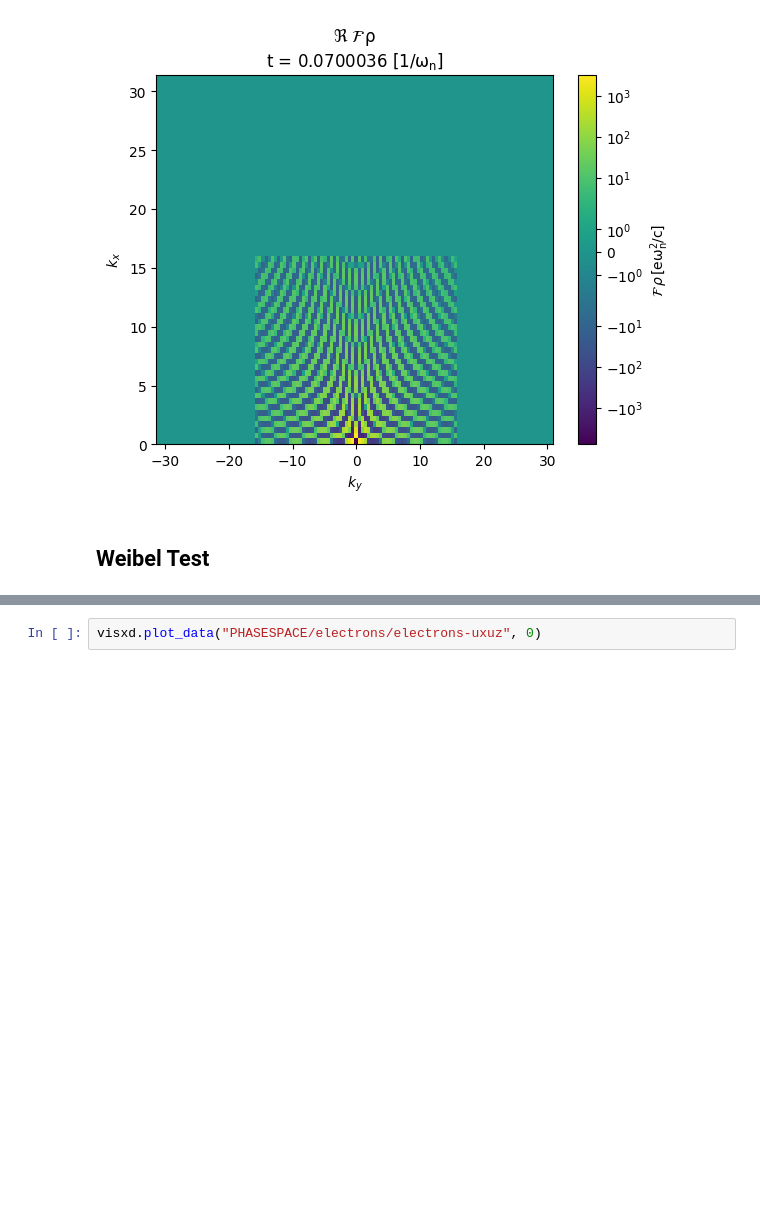
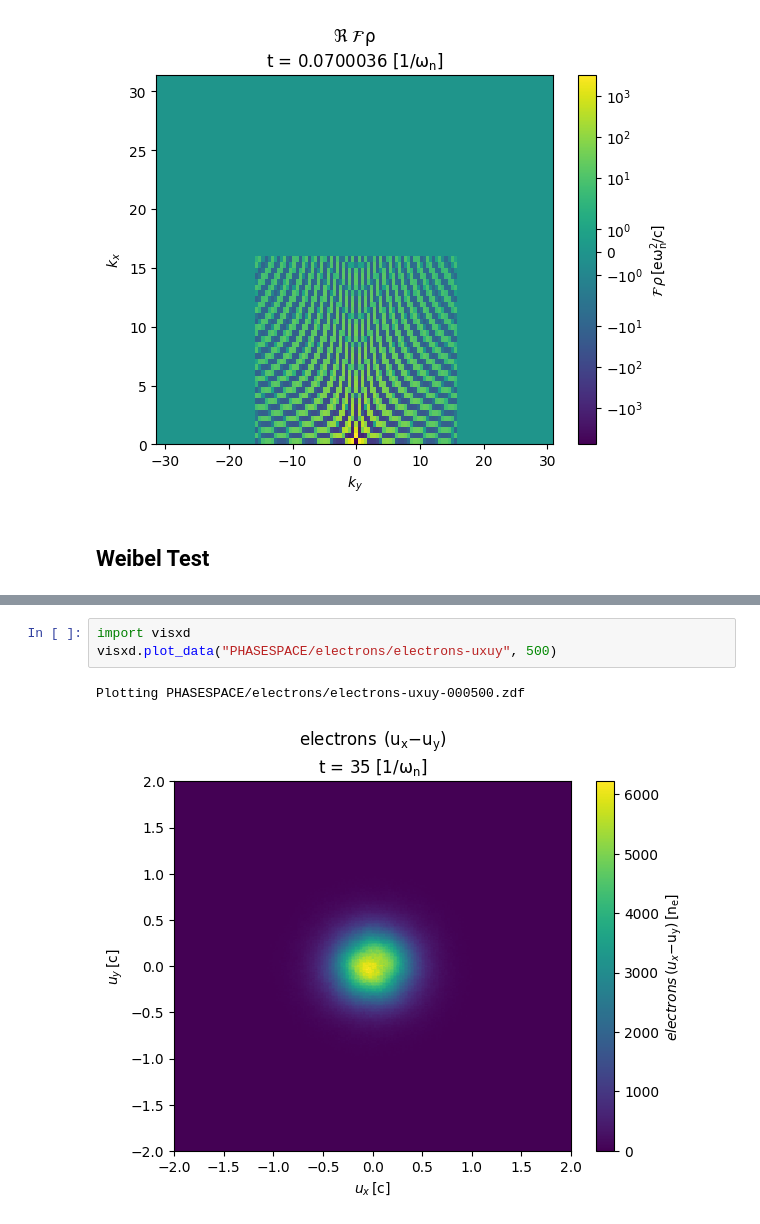
Before and after one commit to ricardo-fonseca/zpic-parallel, a Jupyter notebook: mpi/em2ds/Debug-mpi-em2ds.ipynb, the cells around one changed output, grey strips where cells are left out. Drawn from its saved outputs; the diff is of its cells as text; blank space fills up the shorter version.

```diff
--- a/mpi/em2ds/Debug-mpi-em2ds.ipynb
+++ b/mpi/em2ds/Debug-mpi-em2ds.ipynb
@@ -236,2 +236,6 @@ Plotting EMF/B out of plane field for iteration 500.
 # %%
-visxd.plot_data("PHASESPACE/electrons/electrons-uxuz", 0)
+import visxd
+visxd.plot_data("PHASESPACE/electrons/electrons-uxuy", 500)
+# %% [output]
+Plotting PHASESPACE/electrons/electrons-uxuy-000500.zdf
+[figure, added]
```
Also changed, not shown: parts of 1 cell of this notebook, 14 other files.
